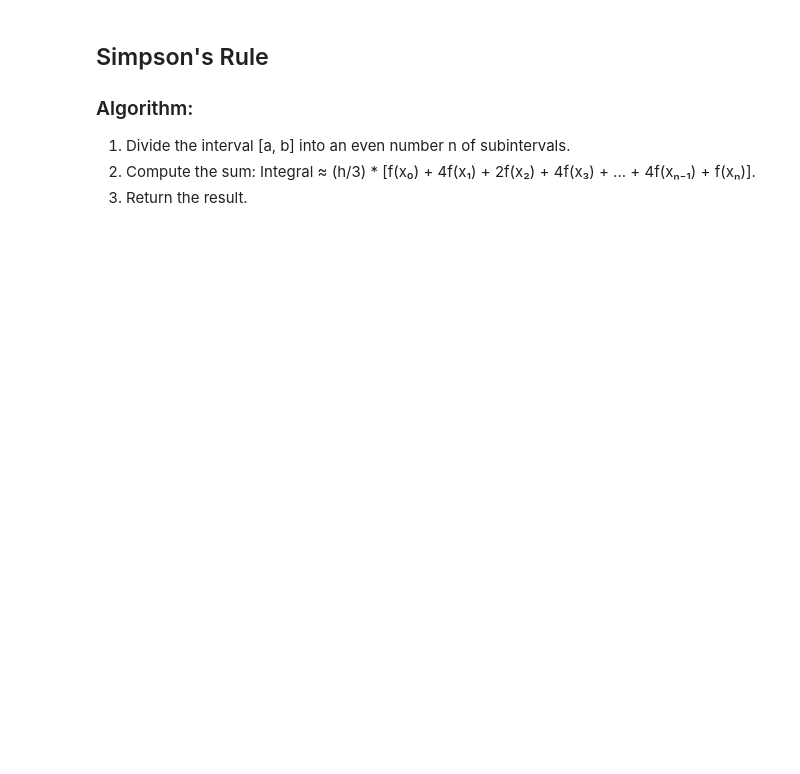
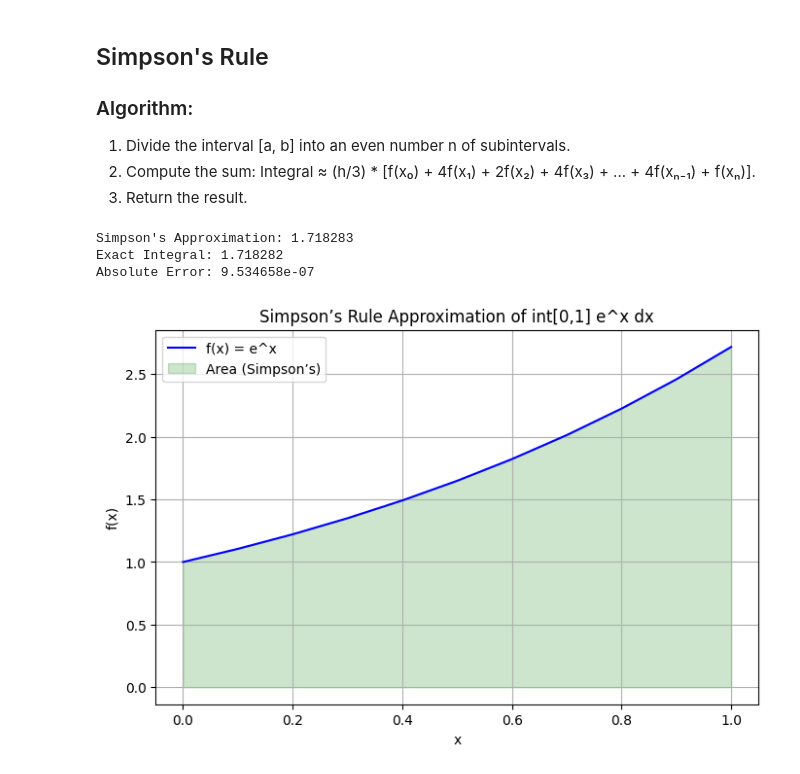
Before and after one commit to JakeC05/Engineering-Methods, a Jupyter notebook: Lecture 11_numerical_integration_methods.ipynb, the cells around one changed output. Drawn from its saved outputs; the diff is of its cells as text; code cells hidden in the pictures; blank space fills up the shorter version.

```diff
--- a/Lecture 11_numerical_integration_methods.ipynb
+++ b/Lecture 11_numerical_integration_methods.ipynb
@@ -40,12 +62,41 @@ trap_integral=trap_rule(f,a,b,n)
 2. Compute the sum: Integral ≈ (h/3) * [f(x₀) + 4f(x₁) + 2f(x₂) + 4f(x₃) + ... + 4f(xₙ₋₁) + f(xₙ)].
 3. Return the result.
 # %%
-# Tour code here
-a.b=0,1
+
+a,b=0,1
 n=10
 x=np.linspace(a,b,n+1)
 
 def simpson_rule(f,a,b,n):
-    if n %2:
+    if n %2 !=0:
         raise ValueError("n must be even")
     h=(b-a)/n
+    result=f(a)+f(b)
+    for i in range(1,n):
+        coeff=4 if i%2 !=0 else 2
+        result += coeff*f(a+i*h)
+    return result*h/3
+
+simp_int=simpson_rule(f,a,b,n)
+exact=np.e -1
+error=abs(simp_int - exact)
+
+print(f"Simpson's Approximation: {simp_int:.6f}")
+print(f"Exact Integral: {exact:.6f}")
+print(f"Absolute Error: {error:.6e}")
+
+y=f(x)
+plt.figure(figsize=(8,5))
+plt.plot(x, y, 'b', label='f(x) = e^x')
+plt.fill_between(x, y, alpha=0.2, color='green', label='Area (Simpson’s)')
+plt.title('Simpson’s Rule Approximation of int[0,1] e^x dx')
+plt.xlabel('x')
+plt.ylabel('f(x)')
+plt.legend()
+plt.grid(True)
+plt.show()
+# %% [output]
+Simpson's Approximation: 1.718283
+Exact Integral: 1.718282
+Absolute Error: 9.534658e-07
+[figure, added]
```
Also changed, not shown: parts of 1 cell of this notebook.
